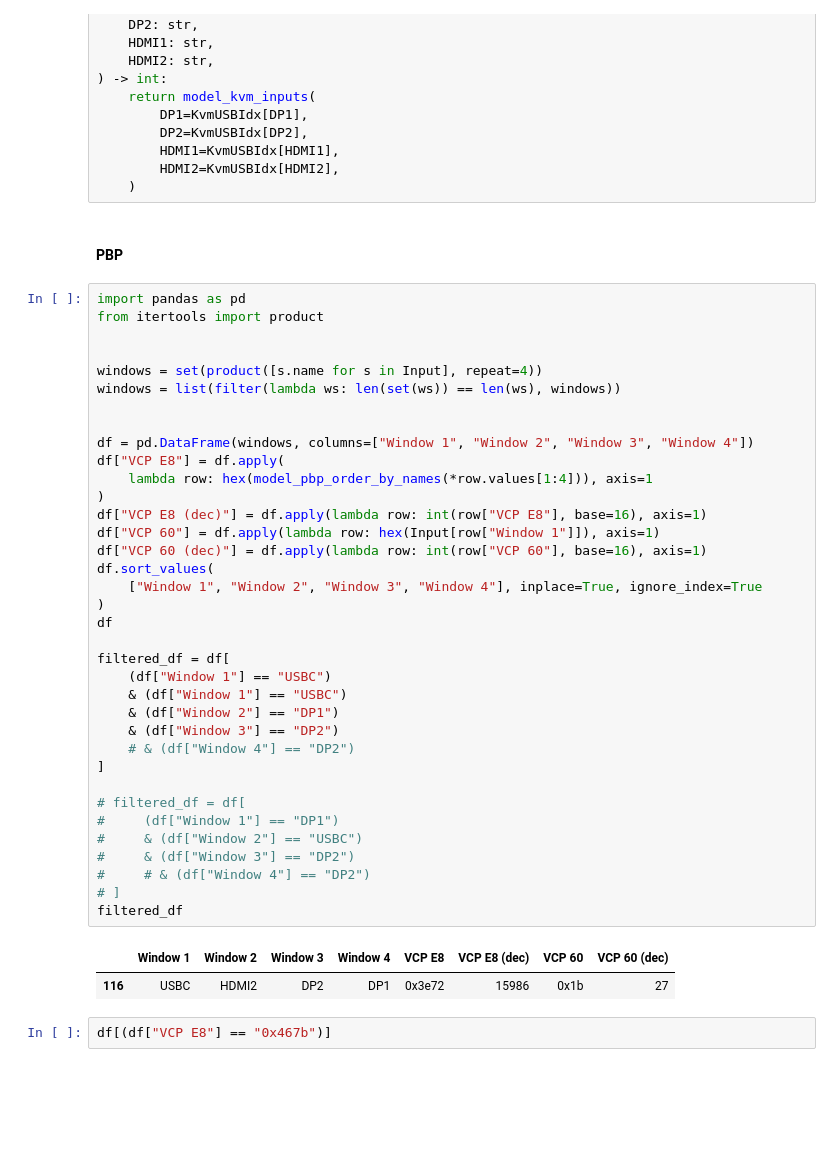
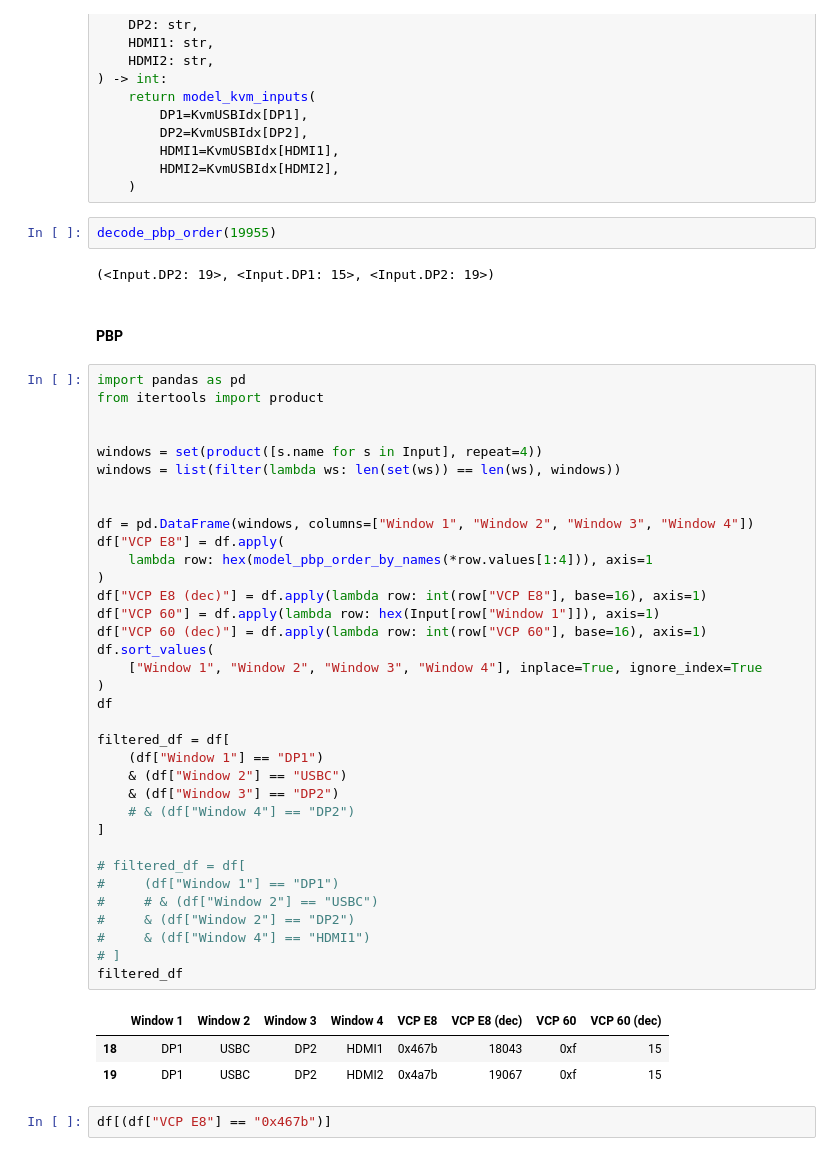
Before and after one commit to ekamil/dell-ddc-documentation, a Jupyter notebook: analyse_inputs.ipynb, the cells around one changed output. Cells and saved outputs as stored; diff of their text form; blank space fills up the shorter version.

```diff
--- a/analyse_inputs.ipynb
+++ b/analyse_inputs.ipynb
@@ -135,6 +137,10 @@ def model_kvm_inputs_by_names(
         HDMI1=KvmUSBIdx[HDMI1],
         HDMI2=KvmUSBIdx[HDMI2],
     )
+# %%
+decode_pbp_order(19955)
+# %% [output]
+(<Input.DP2: 19>, <Input.DP1: 15>, <Input.DP2: 19>)
 # %% [markdown]
 #### PBP
 # %%
@@ -142,40 +148,40 @@ import pandas as pd
 from itertools import product
 
 
 windows = set(product([s.name for s in Input], repeat=4))
 windows = list(filter(lambda ws: len(set(ws)) == len(ws), windows))
 
 
 df = pd.DataFrame(windows, columns=["Window 1", "Window 2", "Window 3", "Window 4"])
 df["VCP E8"] = df.apply(
     lambda row: hex(model_pbp_order_by_names(*row.values[1:4])), axis=1
 )
 df["VCP E8 (dec)"] = df.apply(lambda row: int(row["VCP E8"], base=16), axis=1)
 df["VCP 60"] = df.apply(lambda row: hex(Input[row["Window 1"]]), axis=1)
 df["VCP 60 (dec)"] = df.apply(lambda row: int(row["VCP 60"], base=16), axis=1)
 df.sort_values(
     ["Window 1", "Window 2", "Window 3", "Window 4"], inplace=True, ignore_index=True
 )
 df
 
 filtered_df = df[
-    (df["Window 1"] == "USBC")
-    & (df["Window 1"] == "USBC")
-    & (df["Window 2"] == "DP1")
+    (df["Window 1"] == "DP1")
+    & (df["Window 2"] == "USBC")
     & (df["Window 3"] == "DP2")
     # & (df["Window 4"] == "DP2")
 ]
 
 # filtered_df = df[
 #     (df["Window 1"] == "DP1")
-#     & (df["Window 2"] == "USBC")
-#     & (df["Window 3"] == "DP2")
-#     # & (df["Window 4"] == "DP2")
+#     # & (df["Window 2"] == "USBC")
+#     & (df["Window 2"] == "DP2")
+#     & (df["Window 4"] == "HDMI1")
 # ]
 filtered_df
 # %% [output]
 |  | Window 1 | Window 2 | Window 3 | Window 4 | VCP E8 | VCP E8 (dec) | VCP 60 | VCP 60 (dec) |
-| 116 | USBC | HDMI2 | DP2 | DP1 | 0x3e72 | 15986 | 0x1b | 27 |
+| 18 | DP1 | USBC | DP2 | HDMI1 | 0x467b | 18043 | 0xf | 15 |
+| 19 | DP1 | USBC | DP2 | HDMI2 | 0x4a7b | 19067 | 0xf | 15 |
 # %%
 df[(df["VCP E8"] == "0x467b")]
 # %% [output]
```
Also changed, not shown: parts of 1 cell of this notebook, 1 other file.
